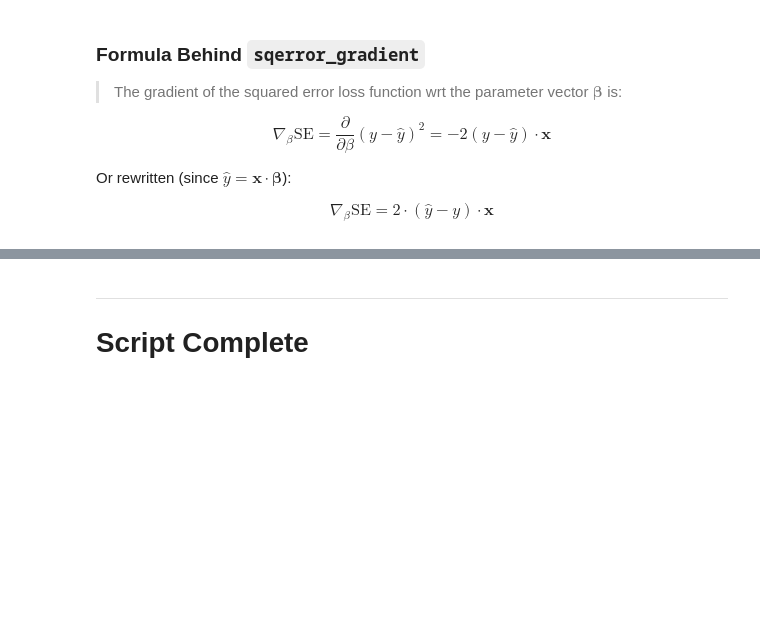
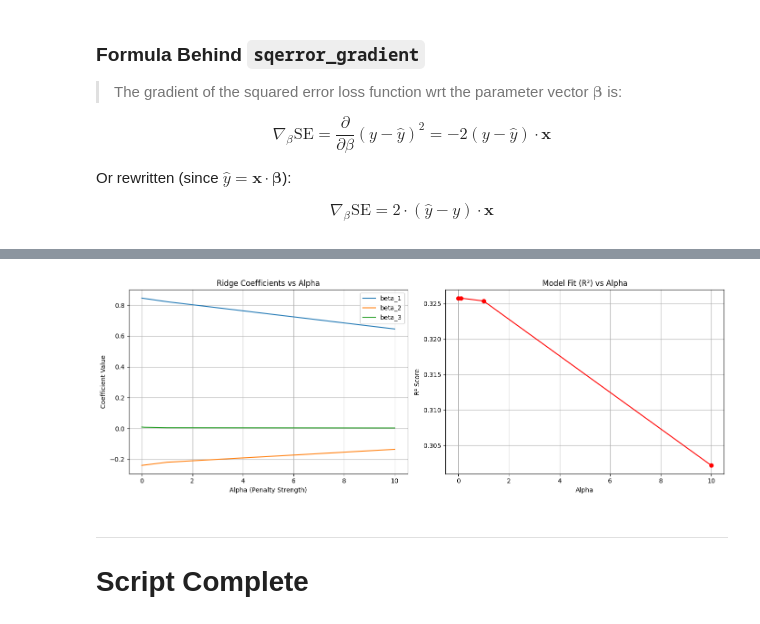
Before and after one commit to nikhilsingh13/PythonHacks, a Jupyter notebook: notebooks/DSS_15_multiple_regression.ipynb, the cells around one changed output, grey strips where cells are left out. Cells and saved outputs as stored; diff of their text form; code cells hidden in the pictures; blank space fills up the shorter version.

```diff
--- a/notebooks/DSS_15_multiple_regression.ipynb
+++ b/notebooks/DSS_15_multiple_regression.ipynb
@@ -137,0 +257,7 @@ assert sqerror_gradient(x, y, beta) == [-12, -24, -36]
+# %%
+from support.simple_linear_regression import total_sum_of_squares
+
+def multiple_r_squared(xs: List[Vector], ys: Vector, beta: Vector) -> float:
+    sum_of_squared_errors = sum(error(x, y, beta) ** 2
+                                for x, y in zip(xs, ys))
+    return 1.0 - sum_of_squared_errors / total_sum_of_squares(ys)
@@ -138,3 +590,43 @@ assert sqerror_gradient(x, y, beta) == [-12, -24, -36]
+# %%
+import matplotlib.pyplot as plt
+import numpy as np
+
+def plot_ridge_effect(alphas: List[float], betas: List[Vector], r_squareds: List[float]):
+    betas = np.array(betas)  # shape: (len(alphas), num_features)
+
+    fig, axs = plt.subplots(1, 2, figsize=(14, 5))
+
+    # 1. Coefficients vs Alpha
+    for i in range(1, betas.shape[1]):  # skip beta[0]
+        axs[0].plot(alphas, betas[:, i], label=f'beta_{i}')
+    axs[0].set_title("Ridge Coefficients vs Alpha")
+    axs[0].set_xlabel("Alpha (Penalty Strength)")
+    axs[0].set_ylabel("Coefficient Value")
+    axs[0].legend()
+    axs[0].grid(True)
+
+    # 2. R^2 vs Alpha
+    axs[1].plot(alphas, r_squareds, marker='o', color='red')
+    axs[1].set_title("Model Fit (R²) vs Alpha")
+    axs[1].set_xlabel("Alpha")
+    axs[1].set_ylabel("R² Score")
+    axs[1].grid(True)
+
+    plt.tight_layout()
+    plt.show()
+# %%
+alphas = [0.0, 0.1, 1, 10]
+betas = []
+r2_scores = []
+
+for alpha in alphas:
+    beta = least_squares_fit_ridge(inputs, daily_minutes_good, alpha, learning_rate, 5000, 25)
+    betas.append(beta)
+    r2_scores.append(multiple_r_squared(inputs, daily_minutes_good, beta))
+
+plot_ridge_effect(alphas, betas, r2_scores)
+# %% [output]
+[figure, added]
 # %% [markdown]
 -----
 # Script Complete
```
Also changed, not shown: parts of 38 cells of this notebook.
